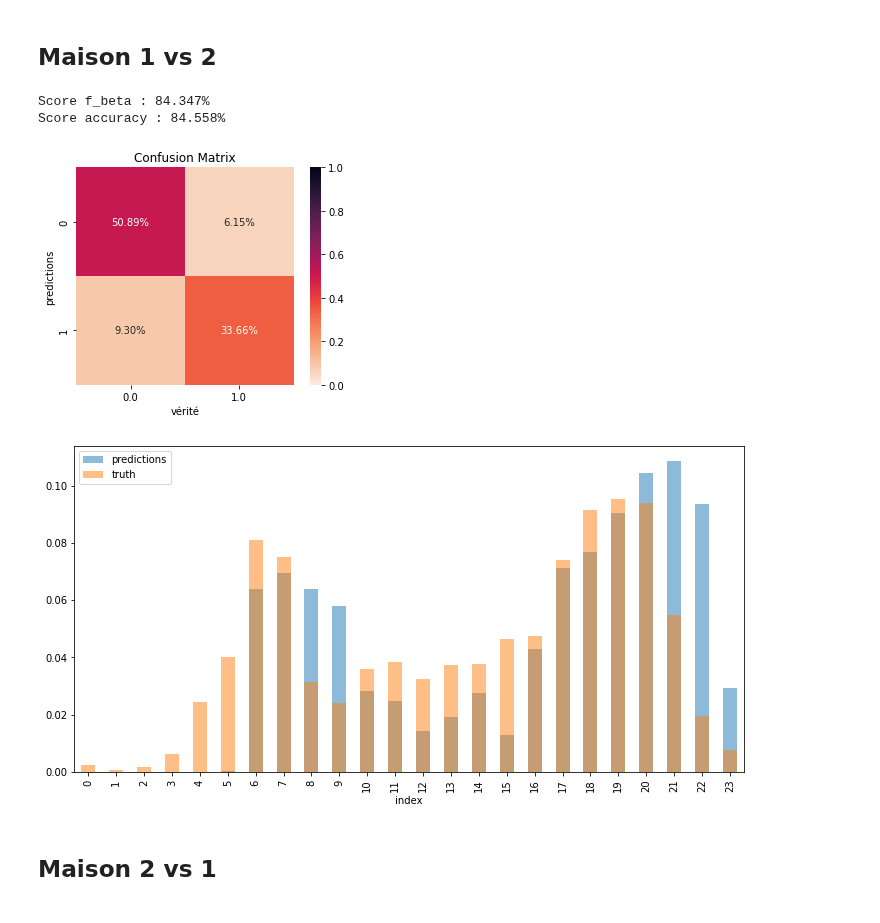
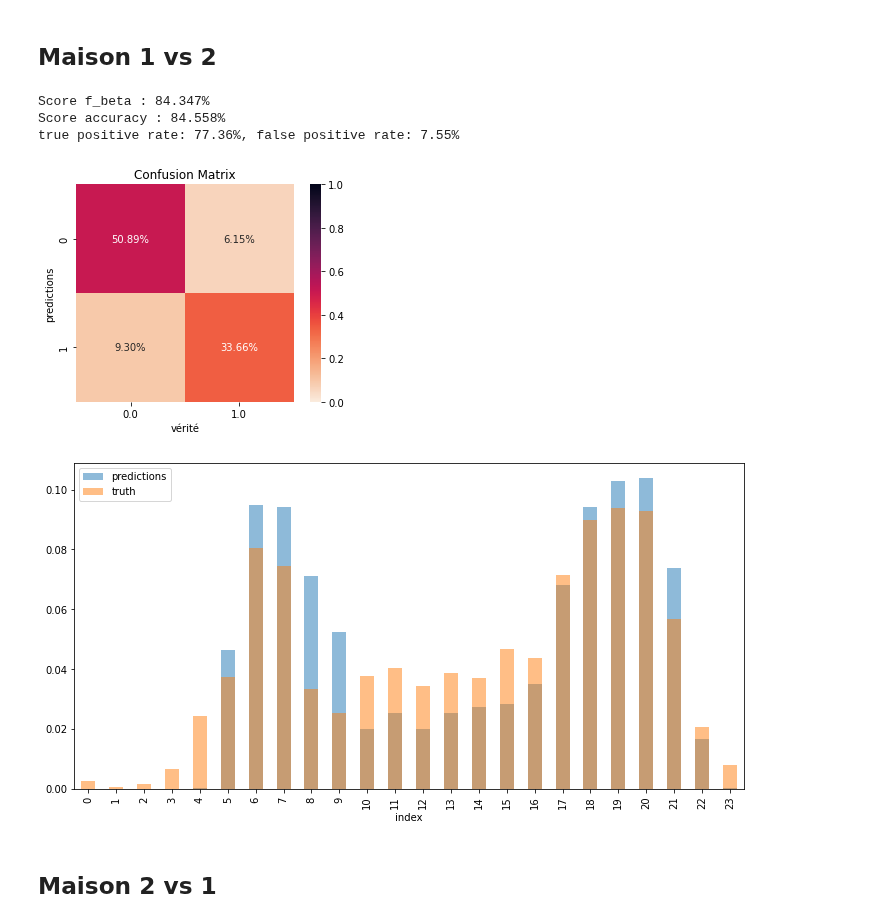
Before and after one commit to hugo-mi/Activity_Detection_From_Electrical_Consumption_Load_Curves, a Jupyter notebook: Classification/classification_house1_vs_house2_optim.ipynb, the cells around one changed output. Cells and saved outputs as stored; diff of their text form; code cells hidden in the pictures.

Commit message:
fix a bug in overlap score

```diff
--- a/Classification/classification_house1_vs_house2_optim.ipynb
+++ b/Classification/classification_house1_vs_house2_optim.ipynb
@@ -193,8 +193,16 @@ study.trials_dataframe(attrs=('number', 'value', 'duration', 'params', 'state'))
 # re-entrainement du modèle sur la maison 1
 #dtest_h1 = Dataset(X_test_h1, label=y_test_h1)
 dtrain_h1 = Dataset(X_train_h1, label=y_train_h1)
+best_params = {'lambda_l1': 6.997872599114091e-08,
+              'lambda_l2': 3.106939695465658,
+              'num_leaves': 21,
+              'feature_fraction': 0.7749089992945499,
+              'bagging_fraction': 0.8304216244979004,
+              'bagging_freq': 4,
+              'min_child_samples': 92
+              }
 
-gbm = train({**study.best_trial.params, 'verbosity': -1}, dtrain_h1, callbacks=[log_evaluation(0)])
+gbm = train({**best_params, 'verbosity': -1}, dtrain_h1, callbacks=[log_evaluation(0)])
 # %%
 y_pred_h1 = gbm.predict(X_test_h1)
 y_pred_h1 = np.rint(y_pred_h1)
@@ -219,22 +232,28 @@ Score accuracy : 81.559%
 # %%
 y_pred_h2 = gbm.predict(X_test_h2)
 y_pred_h2 = np.rint(y_pred_h2)
 
 mod.plot_confusion_matrix(y_test_h2, y_pred_h2);
 
 house2_power_blk1_res = house2_power_blk1.copy()
 house2_power_blk1_res['activity_pred'] = np.nan
-house2_power_blk1_res.iloc[-X_test_h1.shape[0]:, -1] = (y_pred_h1).astype(int)
-house2_power_blk1_res.iloc[-X_test_h1.shape[0]:].head()
+house2_power_blk1_res.iloc[-X_test_h2.shape[0]:, -1] = (y_pred_h2).astype(int)
+activity_pred_h2 = house2_power_blk1_res['activity_pred'].iloc[-X_test_h2.shape[0]:]
+activity_true_h2 = house2_power_blk1['activity'].iloc[-X_test_h2.shape[0]:]
+
 
 fig, ax = plt.subplots()
-mod.plot_activity_hist(house2_power_blk1_res['activity_pred'].iloc[-X_test_h1.shape[0]:], figsize=(12, 6), alpha=0.5, label='predictions', ax=ax)
-mod.plot_activity_hist(house2_power_blk1['activity'].iloc[-X_test_h1.shape[0]:], figsize=(12, 6), alpha=0.5, label='truth', color='tab:orange', ax=ax)
+mod.plot_activity_hist(activity_pred_h2, figsize=(12, 6), alpha=0.5, label='predictions', ax=ax)
+mod.plot_activity_hist(activity_true_h2, figsize=(12, 6), alpha=0.5, label='truth', color='tab:orange', ax=ax)
+
+TPR, FPR = mod.score_overlap(activity_true_h2, activity_pred_h2)
+print(f"true positive rate: {TPR:.2%}, false positive rate: {FPR:.2%}")
 # %% [output]
 Score f_beta : 84.347%
 Score accuracy : 84.558%
+true positive rate: 77.36%, false positive rate: 7.55%
 [figure]
-[figure, old version]
+[figure, new version]
 # %% [markdown]
 ## Maison 2 vs 1
 # %%
```
Also changed, not shown: parts of 5 cells of this notebook, 2 other files.
